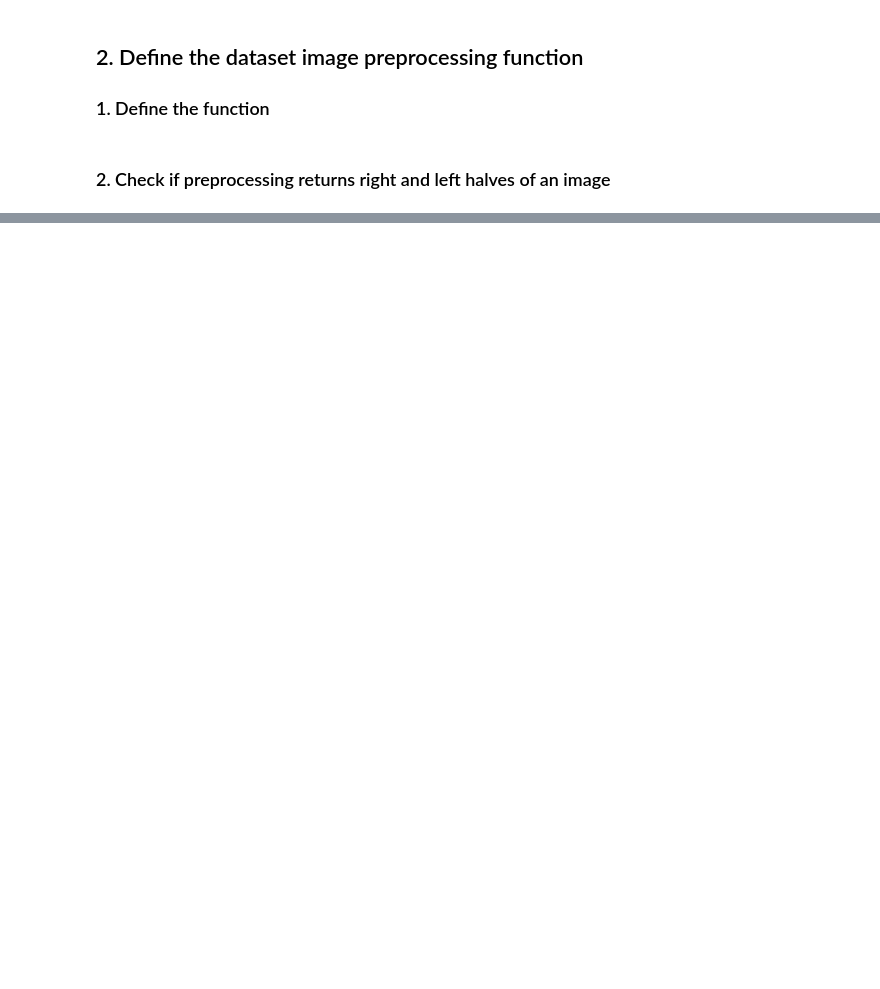
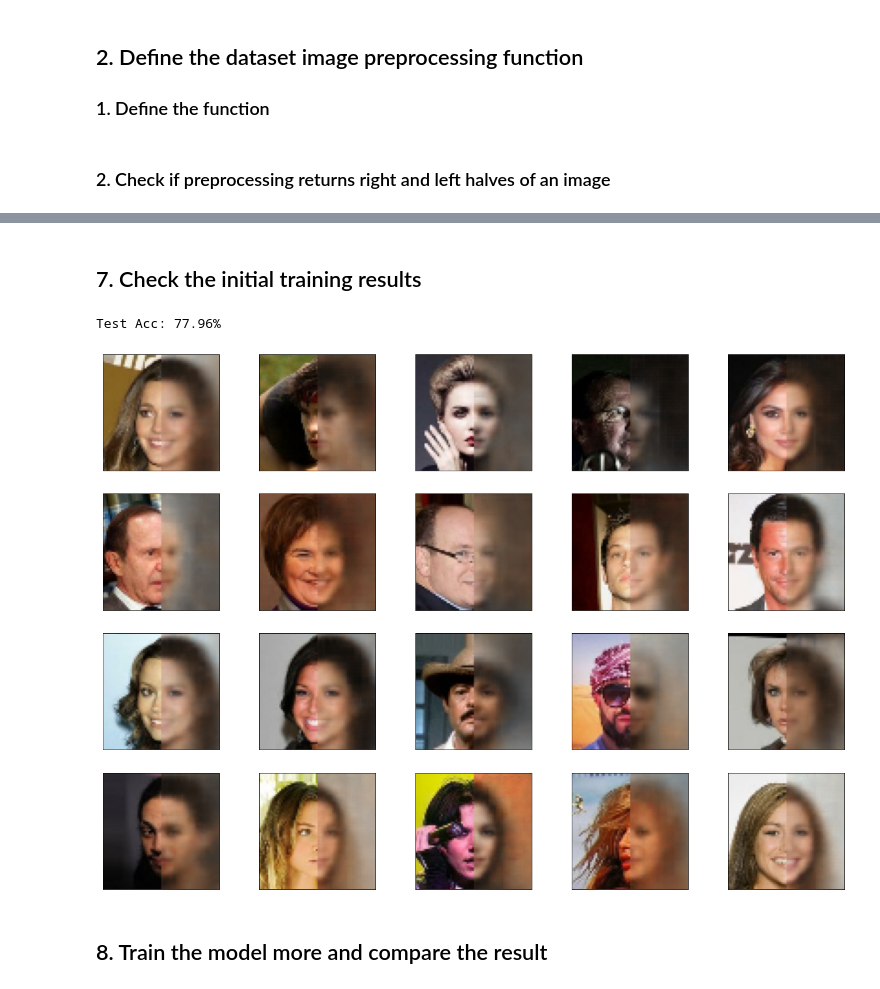
Before and after one commit to yonsken/ml-projects, a Jupyter notebook: other-face-half-project/model_training.ipynb, the cells around one changed output, grey strips where cells are left out. Drawn from its saved outputs; the diff is of its cells as text; code cells hidden in the pictures; blank space fills up the shorter version.

```diff
--- a/other-face-half-project/model_training.ipynb
+++ b/other-face-half-project/model_training.ipynb
@@ -66,0 +170,4 @@ for column, (left_side, right_side) in enumerate(examples):
+# %%
+model.add(tf.keras.layers.Conv2DTranspose(
+    16, (3, 3), strides=(2, 2), padding="same", activation="relu"))
+model.compute_output_shape(input_shape=(None, 64, 32, 3))
@@ -66,0 +176,4 @@ for column, (left_side, right_side) in enumerate(examples):
+# %%
+model.add(tf.keras.layers.Conv2DTranspose(
+    3, (3, 3), strides=(2, 2), padding="same", activation="relu"))
+model.compute_output_shape(input_shape=(None, 64, 32, 3))
@@ -66,0 +210,7 @@ for column, (left_side, right_side) in enumerate(examples):
+# %%
+model.compile(optimizer=tf.keras.optimizers.Adam(),
+              loss=tf.keras.losses.MeanSquaredError(),
+              metrics=['accuracy'])
+
+history = model.fit(ds_train, validation_data=ds_valid,
+                    epochs=5, steps_per_epoch=steps_per_epoch)
@@ -66,0 +228,26 @@ for column, (left_side, right_side) in enumerate(examples):
+# %% [markdown]
+## 7. Check the initial training results
+# %%
+ds_test = celeba_test.map(
+    lambda x:preprocess(x, size=IMAGE_SIZE)).batch(32)
+results = model.evaluate(ds_test, verbose=0)
+print('Test Acc: {:.2f}%'.format(results[1]*100))
+# %% [output]
+Test Acc: 77.96%
+# %%
+ds = ds_test.unbatch().take(20)
+
+pred_rights = model.predict(ds.batch(10))
+
+fig = plt.figure(figsize=(22, 16))
+for j, example in enumerate(ds):
+    ax = fig.add_subplot(4, 5, j + 1)
+    ax.set_xticks([]); ax.set_yticks([])
+    face = np.concatenate((example[0], pred_rights[j]), axis=1)
+    ax.imshow(face)
+
+plt.show()
+# %% [output]
+[figure, added]
+# %% [markdown]
+## 8. Train the model more and compare the result
```
Also changed, not shown: parts of 26 cells of this notebook.
